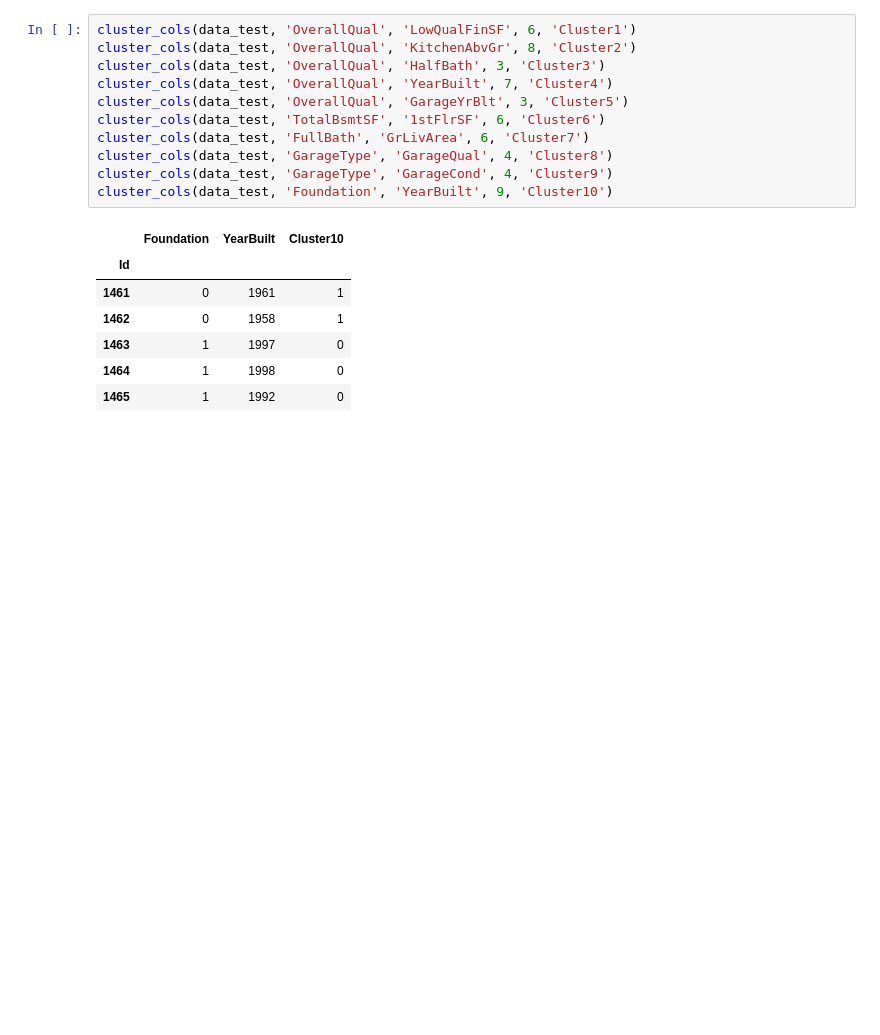
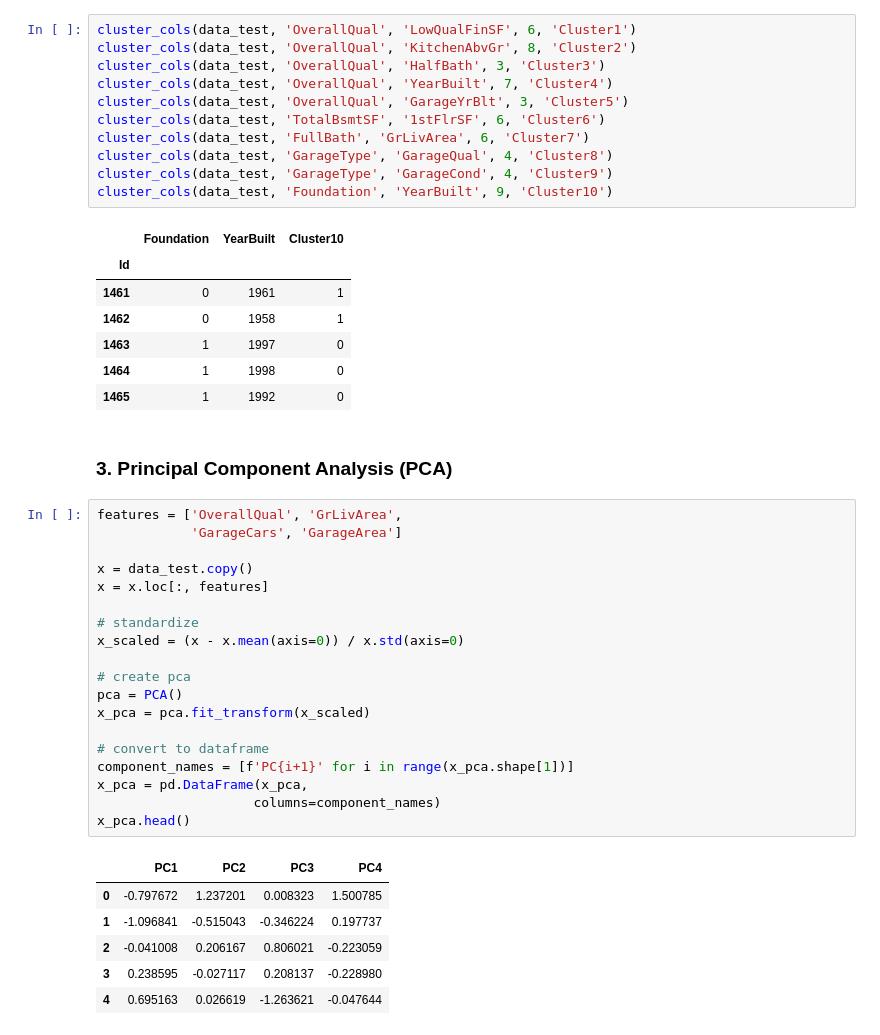
Before and after one commit to naseemap47/predictHousePrices-MachineLearning-python, a Jupyter notebook: jupyter_notebook.ipynb, the cells around one changed output. Saved outputs shown, nothing was run; the diff lists cells and outputs as text; blank space fills up the shorter version.

```diff
--- a/jupyter_notebook.ipynb
+++ b/jupyter_notebook.ipynb
@@ -2360,3 +2360,31 @@ cluster_cols(data_test, 'Foundation', 'YearBuilt', 9, 'Cluster10')
 | 1463 | 1 | 1997 | 0 |
 | 1464 | 1 | 1998 | 0 |
 | 1465 | 1 | 1992 | 0 |
+# %% [markdown]
+### 3. Principal Component Analysis (PCA)
+# %%
+features = ['OverallQual', 'GrLivArea',
+            'GarageCars', 'GarageArea']
+
+x = data_test.copy()
+x = x.loc[:, features]
+
+# standardize
+x_scaled = (x - x.mean(axis=0)) / x.std(axis=0)
+
+# create pca
+pca = PCA()
+x_pca = pca.fit_transform(x_scaled)
+
+# convert to dataframe
+component_names = [f'PC{i+1}' for i in range(x_pca.shape[1])]
+x_pca = pd.DataFrame(x_pca,
+                    columns=component_names)
+x_pca.head()
+# %% [output]
+|  | PC1 | PC2 | PC3 | PC4 |
+| 0 | -0.797672 | 1.237201 | 0.008323 | 1.500785 |
+| 1 | -1.096841 | -0.515043 | -0.346224 | 0.197737 |
+| 2 | -0.041008 | 0.206167 | 0.806021 | -0.223059 |
+| 3 | 0.238595 | -0.027117 | 0.208137 | -0.228980 |
+| 4 | 0.695163 | 0.026619 | -1.263621 | -0.047644 |
```
Also changed, not shown: parts of 8 cells of this notebook.
